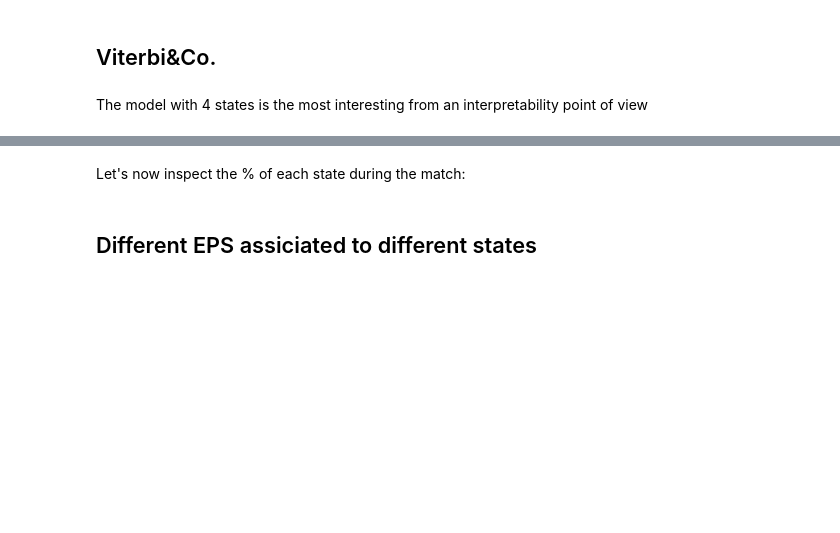
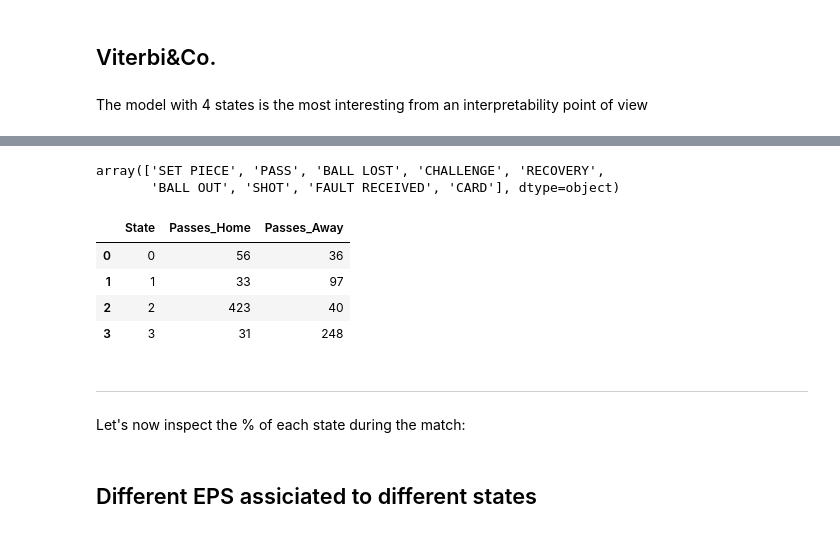
Before and after one commit to ValentinisAlessio/PML_exam, a Jupyter notebook: MatchAnalysis.ipynb, the cells around one changed output, grey strips where cells are left out. Saved outputs shown, nothing was run; the diff lists cells and outputs as text; code cells hidden in the pictures; blank space fills up the shorter version.

```diff
--- a/MatchAnalysis.ipynb
+++ b/MatchAnalysis.ipynb
@@ -57,0 +90,13 @@ model.print_estimates()
+# %%
+# Take "Time [s]" of each new state
+time_separators = []
+time_separators.append(data["Time [s]"][0])
+state_separators = []
+for row in range(1,len(data)):
+    if data["State"][row]!=data["State"][row-1]:
+        time_separators.append(data["Time [s]"][row])
+        state_separators.append(data["State"][row-1])
+state_separators.append(data["State"][len(data)-1])
+
+time_separators
+# state_separators
@@ -58,3 +121,31 @@ model.print_estimates()
+# %%
+events["Type"].unique()
+# %% [output]
+array(['SET PIECE', 'PASS', 'BALL LOST', 'CHALLENGE', 'RECOVERY',
+       'BALL OUT', 'SHOT', 'FAULT RECEIVED', 'CARD'], dtype=object)
+# %%
+pass_stats = pd.DataFrame(columns=["State","Passes_Home","Passes_Away"])
+
+for i in range(len(time_separators)-1):
+    state = state_separators[i]
+    start_time = time_separators[i]
+    end_time = time_separators[i+1]
+    passes_home = len(events[(events["Type"]=="PASS") & (events["Team"]=="Home") & (events["Start Time [s]"]>=start_time) & (events["Start Time [s]"]<end_time)])
+    passes_away = len(events[(events["Type"]=="PASS") & (events["Team"]=="Away") & (events["Start Time [s]"]>=start_time) & (events["Start Time [s]"]<end_time)])
+    pass_stats.loc[i] = [state,passes_home,passes_away]
+
+# Group by state
+pass_stats_grouped = pass_stats.groupby("State").sum().reset_index()
+
+pass_stats_grouped
+# %% [output]
+|  | State | Passes_Home | Passes_Away |
+| 0 | 0 | 56 | 36 |
+| 1 | 1 | 33 | 97 |
+| 2 | 2 | 423 | 40 |
+| 3 | 3 | 31 | 248 |
+# %% [markdown]
+---
 # %% [markdown]
 Let's now inspect the % of each state during the match:
 # %%
```
Also changed, not shown: parts of 5 cells of this notebook.
